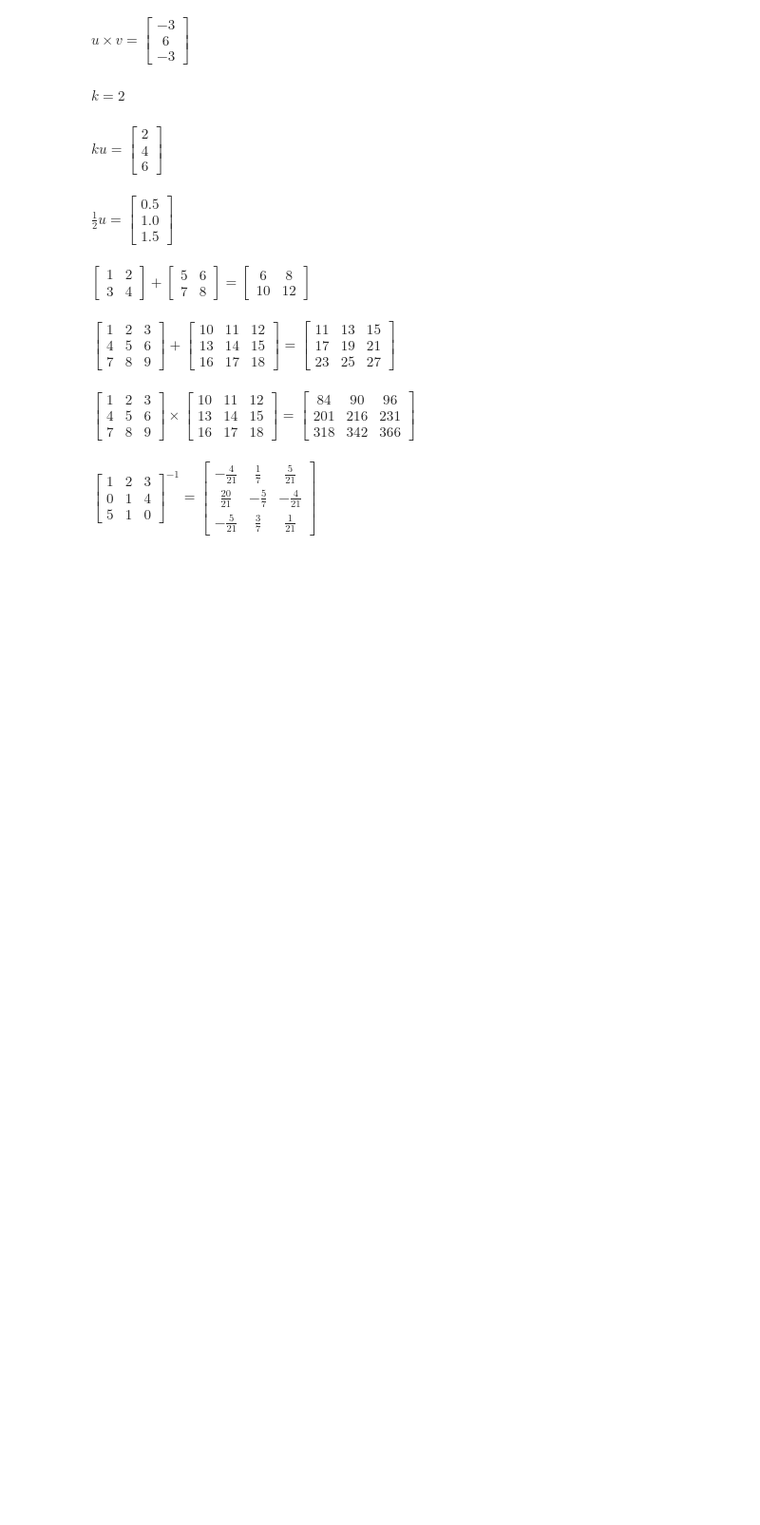
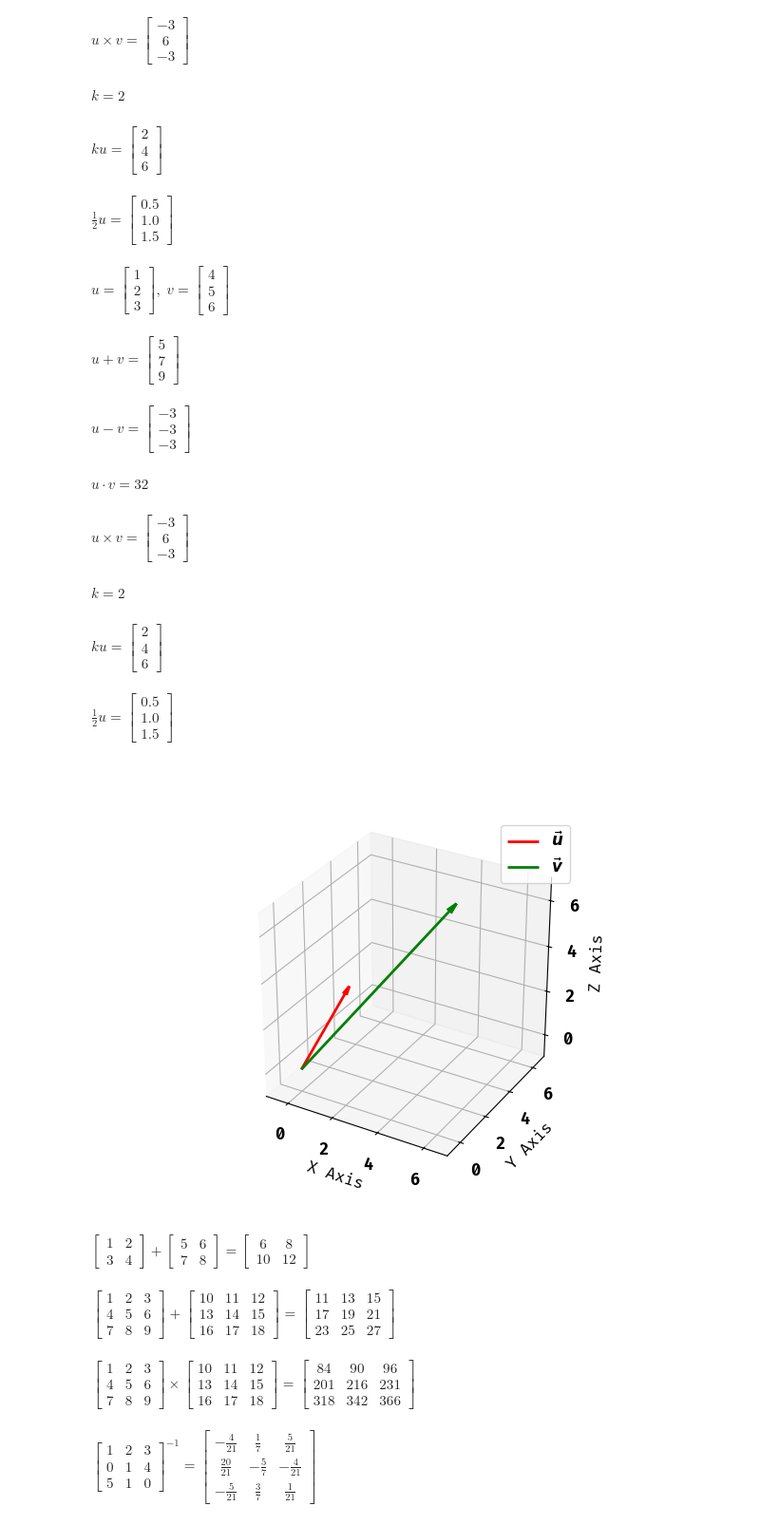
Before and after one commit to FullStackAnalyst/Mathematics-Statistics-for-AI-Data-Engineering, a Jupyter notebook: Index.ipynb, the cells around one changed output. Shown at 95% size. Saved outputs shown, nothing was run; the diff lists cells and outputs as text; code cells hidden in the pictures; blank space fills up the shorter version.

```diff
--- a/Index.ipynb
+++ b/Index.ipynb
@@ -62,6 +119,74 @@ $\displaystyle u \times v = \left[\begin{matrix}-3\\6\\-3\end{matrix}\right]$
 $\displaystyle k = 2$
 $\displaystyle k u = \left[\begin{matrix}2\\4\\6\end{matrix}\right]$
 $\displaystyle \tfrac{1}{2} u = \left[\begin{matrix}0.5\\1.0\\1.5\end{matrix}\right]$
+# %%
+%matplotlib widget
+
+from sympy import Matrix, latex
+from IPython.display import display, Math
+import matplotlib.pyplot as plt
+
+u = Matrix([1, 2, 3])
+v = Matrix([4, 5, 6])
+k = 2
+
+display(Math("u = " + latex(u) + ", \\; v = " + latex(v)))
+display(Math("u + v = " + latex(u + v)))
+display(Math("u - v = " + latex(u - v)))
+display(Math("u \\cdot v = " + latex(u.dot(v))))
+display(Math("u \\times v = " + latex(u.cross(v))))
+display(Math("k = " + str(k)))
+display(Math("k u = " + latex(k * u)))
+display(Math("\\tfrac{1}{2} u = " + latex((1 / 2) * u)))
+
+all_vals = list(u) + list(v)
+min_raw = min(all_vals)
+max_raw = max(all_vals)
+
+min_val = -1 if min_raw == 1 else float(min_raw - 1)
+max_val = float(max_raw + 1)
+
+fig = plt.figure()
+ax = fig.add_subplot(1, 1, 1, projection="3d")
+ax.quiver(
+    0,
+    0,
+    0,
+    *map(float, u),
+    color="red",
+    arrow_length_ratio=0.1,
+    linewidth=2,
+    label=r"$\vec{u}$"
+)
+ax.quiver(
+    0,
+    0,
+    0,
+    *map(float, v),
+    color="green",
+    arrow_length_ratio=0.05,
+    linewidth=2,
+    label=r"$\vec{v}$"
+)
+ax.set_xlim(min_val, max_val)
+ax.set_ylim(min_val, max_val)
+ax.set_zlim(min_val, max_val)
+ax.set_xlabel("X Axis")
+ax.set_ylabel("Y Axis")
+ax.set_zlabel("Z Axis")
+ax.set_box_aspect([1, 1, 1])
+ax.legend()
+plt.show()
+# %% [output]
+$\displaystyle u = \left[\begin{matrix}1\\2\\3\end{matrix}\right], \; v = \left[\begin{matrix}4\\5\\6\end{matrix}\right]$
+$\displaystyle u + v = \left[\begin{matrix}5\\7\\9\end{matrix}\right]$
+$\displaystyle u - v = \left[\begin{matrix}-3\\-3\\-3\end{matrix}\right]$
+$\displaystyle u \cdot v = 32$
+$\displaystyle u \times v = \left[\begin{matrix}-3\\6\\-3\end{matrix}\right]$
+$\displaystyle k = 2$
+$\displaystyle k u = \left[\begin{matrix}2\\4\\6\end{matrix}\right]$
+$\displaystyle \tfrac{1}{2} u = \left[\begin{matrix}0.5\\1.0\\1.5\end{matrix}\right]$
+[figure, added]
 # %%
 from sympy import Matrix, latex
 from IPython.display import display, Math
```
Also changed, not shown: parts of 1 cell of this notebook.
